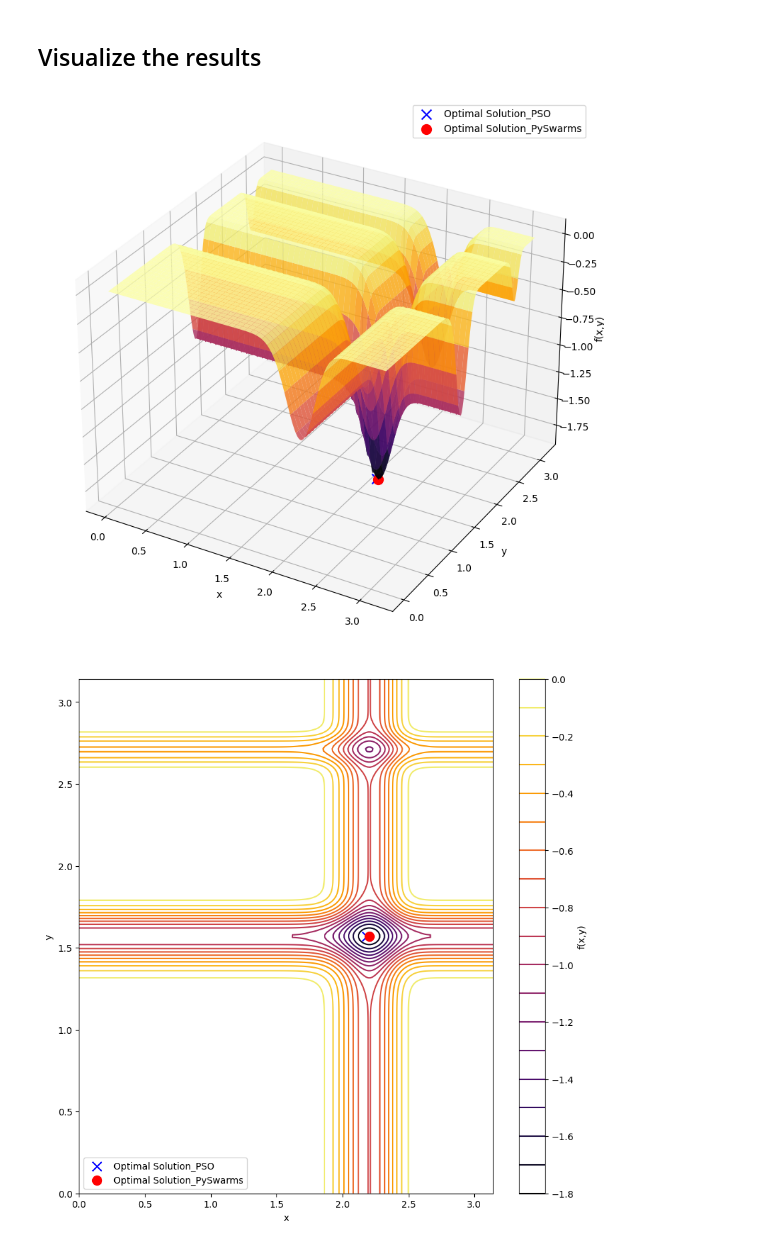
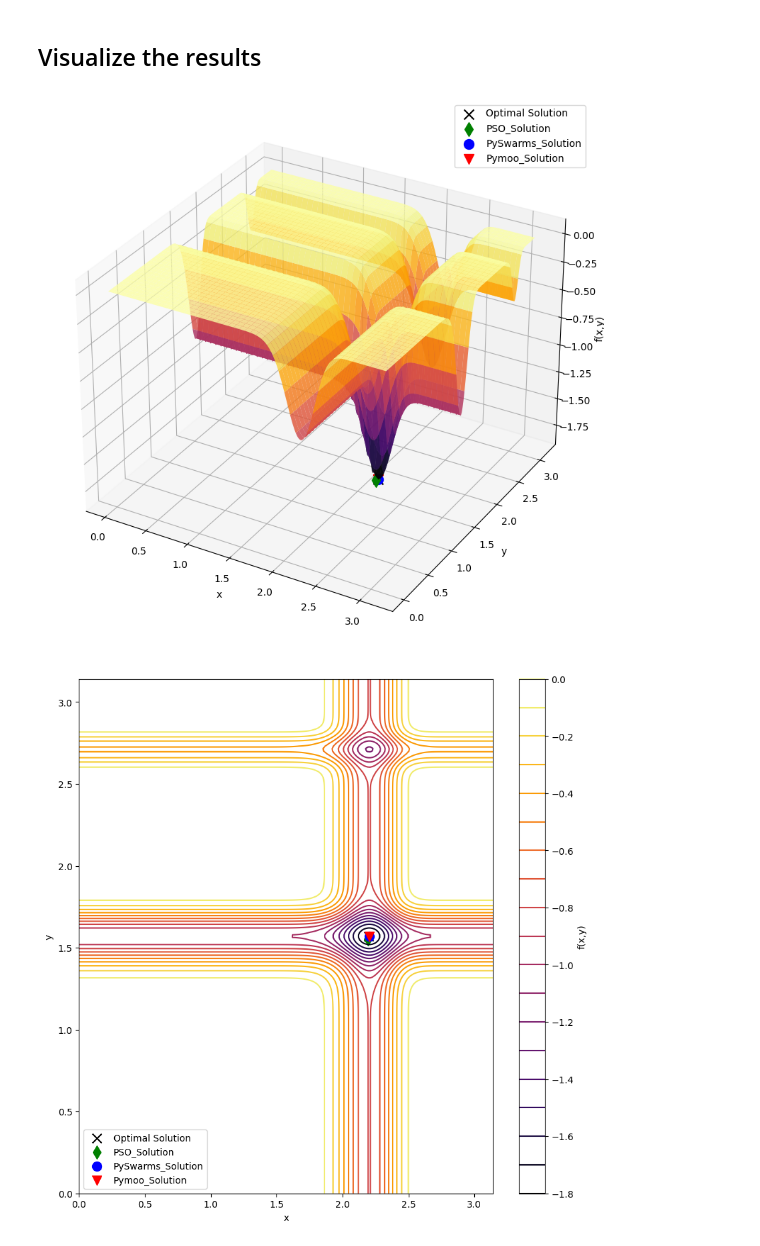
Before and after one commit to Optimization-Algorithms-Book/Code-Listings, a Jupyter notebook: Chapter 9/Listing 9.1_Michalewicz_function.ipynb, the cells around one changed output. Drawn from its saved outputs; the diff is of its cells as text; code cells hidden in the pictures.

```diff
--- a/Chapter 9/Listing 9.1_Michalewicz_function.ipynb
+++ b/Chapter 9/Listing 9.1_Michalewicz_function.ipynb
@@ -230,0 +237,28 @@ plt.show()
+# %%
+# define the problem
+class MichalewiczFunction(Problem):
+    def __init__(self):
+        super().__init__(n_var=2, # 2d Michalewicz function
+                         n_obj=1,
+                         n_constr=0,
+                         xl=0, # lower bound
+                         xu=math.pi, # upper bound
+                         vtype=float)
+
+    def _evaluate(self, x, out, *args, **kwargs):
+        out["F"]= michalewicz_function(x)
+# %%
+problem = MichalewiczFunction()
+
+algorithm = PSO()
+
+res = minimize(problem,
+               algorithm,
+               seed=1,
+               verbose=False)
+
+# Print the optimal solution and minimum value of the function after running PSO
+print("#"*30)
+print(f"Optimal solution: {np.round(res.X,3)}")
+print(f"Minimum value: {np.round(res.F,4)}")
+print()
@@ -237,36 +275,40 @@ y = np.linspace(0, math.pi, 200)
 X, Y = np.meshgrid(x, y)
 X = np.array(X)
 Y = np.array(Y)
 
 # Calculate Michalewicz function values for each point in the mesh grid
 Z = np.array([[michalewicz_function([x, y]) for x, y in zip(x_row, y_row)] for x_row, y_row in zip(X, Y)])
 # Flatten Z to a 2D array
 Z = Z.flatten().reshape(len(X), len(Y))
 
 # Plot the 3D surface
 fig = plt.figure(figsize=(10, 10))
 ax = fig.add_subplot(111, projection='3d')
 ax.plot_surface(X, Y, Z, cmap='inferno', alpha=0.8)
-ax.scatter(best_position[0], best_position[1], best_value, c='b', marker='x', s=100, label='Optimal Solution_PSO')
-ax.scatter(pos[0], pos[1], cost, c='r', marker='o', s=100, label='Optimal Solution_PySwarms')
+ax.scatter(2.2, 1.57, -1.8013, c='k', marker='x', s=100, label='Optimal Solution')
+ax.scatter(best_position[0], best_position[1], best_value, c='g', marker='d', s=100, label='PSO_Solution')
+ax.scatter(pos[0], pos[1], cost, c='b', marker='o', s=100, label='PySwarms_Solution')
+ax.scatter(res.X[0], res.X[1], res.F, c='r', marker='v', s=100, label='Pymoo_Solution')
 ax.set_xlabel('x')
 ax.set_ylabel('y')
 ax.set_zlabel('f(x,y)')
 ax.legend()
 plt.show()
 # plt.savefig('CH09_F07_3d_michalewicz.png', dpi=300)
 
 # Plot the 2D contour
 fig, ax = plt.subplots(figsize=(10, 10))
 contour = ax.contour(X, Y, Z, cmap='inferno', levels=20)
-plt.scatter(best_position[0], best_position[1], c='b', marker='x', s=100, label='Optimal Solution_PSO')
-plt.scatter(pos[0], pos[1], c='r', marker='o', s=100, label='Optimal Solution_PySwarms')
+plt.scatter(2.2, 1.57, c='k', marker='x', s=100, label='Optimal Solution')
+plt.scatter(best_position[0], best_position[1], c='g', marker='d', s=100, label='PSO_Solution')
+plt.scatter(pos[0], pos[1], c='b', marker='o', s=100, label='PySwarms_Solution')
+plt.scatter(res.X[0], res.X[1], c='r', marker='v', s=100, label='Pymoo_Solution')
 ax.set_xlabel('x')
 ax.set_ylabel('y')
 plt.colorbar(contour, label='f(x,y)')
 ax.legend(loc='lower left')
 plt.show()
 # plt.savefig('CH09_F08_2d_michalewicz.png', dpi=300)
 # %% [output]
-[figure, old version]
+[figure, new version]
-[figure, old version]
+[figure, new version]
```
Also changed, not shown: parts of 6 cells of this notebook.
